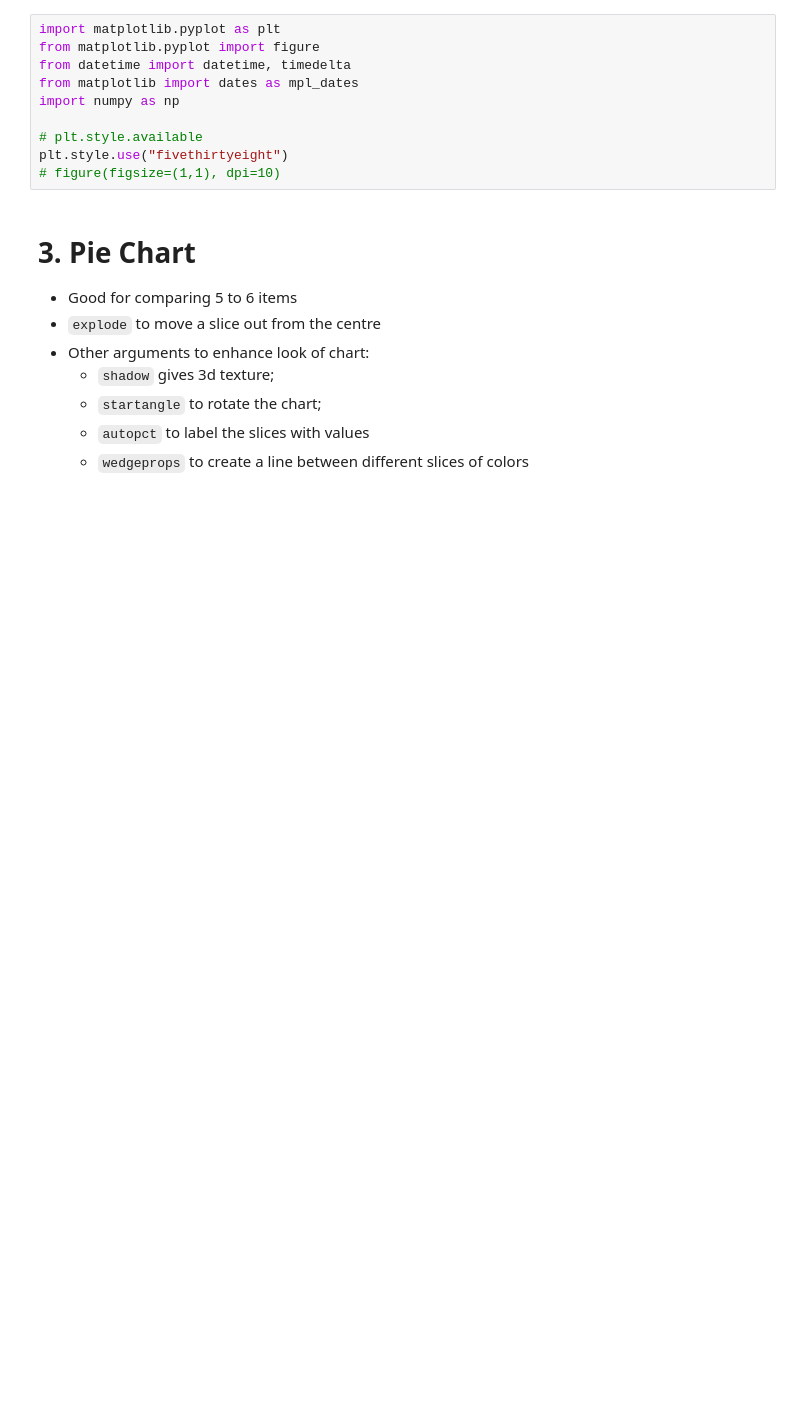
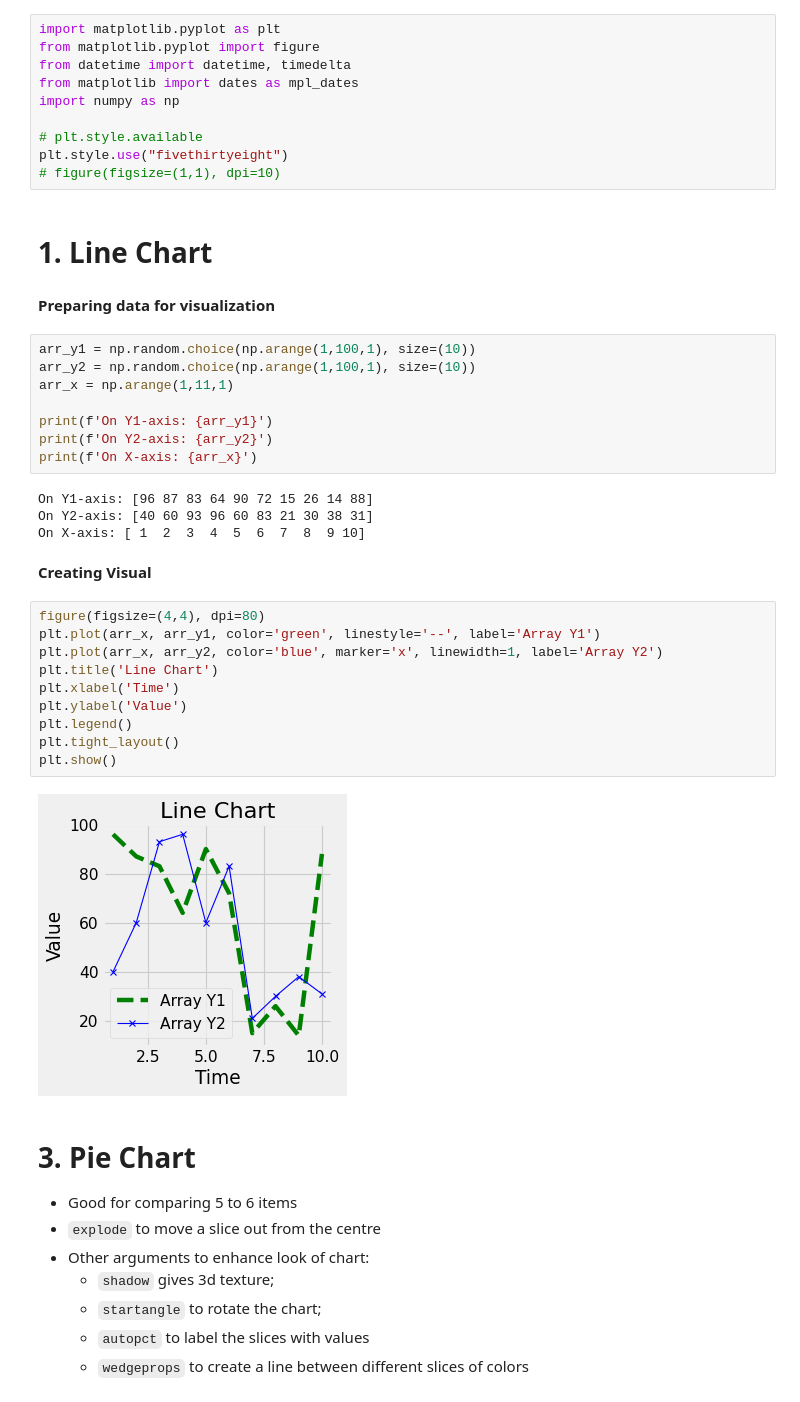
Before and after one commit to ROHIT318/python-practice, a Jupyter notebook: learn_matplotlib.ipynb, the cells around one changed output. Saved outputs shown, nothing was run; the diff lists cells and outputs as text; blank space fills up the shorter version.

Commit message:
matplotlib - Line Chart

```diff
--- a/learn_matplotlib.ipynb
+++ b/learn_matplotlib.ipynb
@@ -40,6 +40,36 @@ import numpy as np
 # plt.style.available
 plt.style.use("fivethirtyeight")
 # figure(figsize=(1,1), dpi=10)
+# %% [markdown]
+# 1. Line Chart
+# %% [markdown]
+**Preparing data for visualization**
+# %%
+arr_y1 = np.random.choice(np.arange(1,100,1), size=(10))
+arr_y2 = np.random.choice(np.arange(1,100,1), size=(10))
+arr_x = np.arange(1,11,1)
+
+print(f'On Y1-axis: {arr_y1}')
+print(f'On Y2-axis: {arr_y2}')
+print(f'On X-axis: {arr_x}')
+# %% [output]
+On Y1-axis: [96 87 83 64 90 72 15 26 14 88]
+On Y2-axis: [40 60 93 96 60 83 21 30 38 31]
+On X-axis: [ 1  2  3  4  5  6  7  8  9 10]
+# %% [markdown]
+**Creating Visual**
+# %%
+figure(figsize=(4,4), dpi=80)
+plt.plot(arr_x, arr_y1, color='green', linestyle='--', label='Array Y1')
+plt.plot(arr_x, arr_y2, color='blue', marker='x', linewidth=1, label='Array Y2')
+plt.title('Line Chart')
+plt.xlabel('Time')
+plt.ylabel('Value')
+plt.legend()
+plt.tight_layout()
+plt.show()
+# %% [output]
+[figure, added]
 # %% [markdown]
 # 3. Pie Chart
 - Good for comparing 5 to 6 items
```
